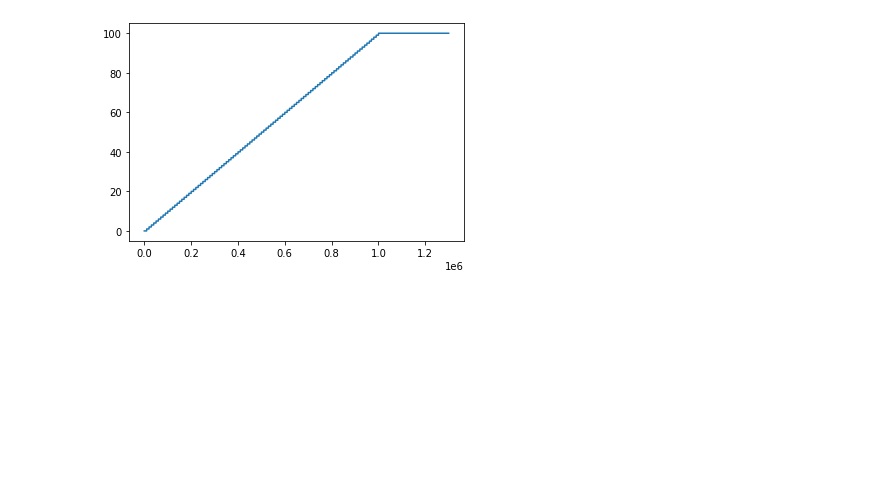
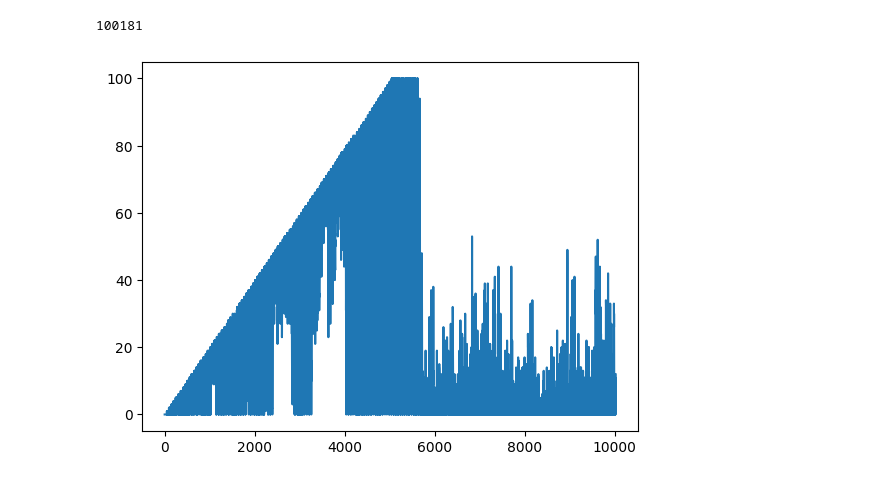
Before and after one commit to thomas-egg/nested_sampling, a Jupyter notebook: examples/spike_slab/sandbox.ipynb, the cells around one changed output. Saved outputs shown, nothing was run; the diff lists cells and outputs as text; code cells hidden in the pictures; blank space fills up the shorter version.

```diff
--- a/examples/spike_slab/sandbox.ipynb
+++ b/examples/spike_slab/sandbox.ipynb
@@ -38,11 +40,13 @@ plt.xlim(-0.5, 0.5)
 # %%
 chain, levels, js = spike_and_slab.main()
 # %%
-y = js
+print(len(js))
+y = js[::10]
 x = range(len(y))
 plt.plot(x, y)
 plt.show()
 # %% [output]
+100181
-[figure, old version]
+[figure, new version]
 # %%
 x = range(100)
```
Also changed, not shown: parts of 8 cells of this notebook, 4 other files.
